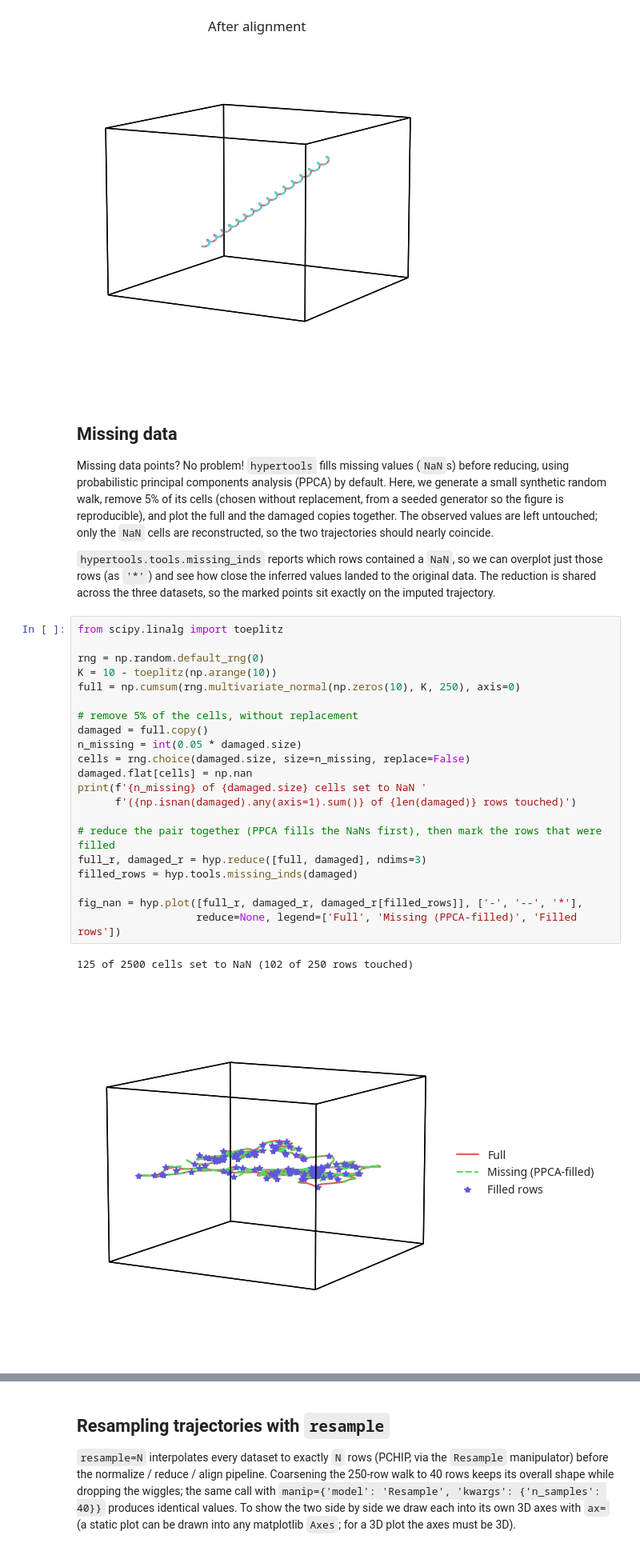
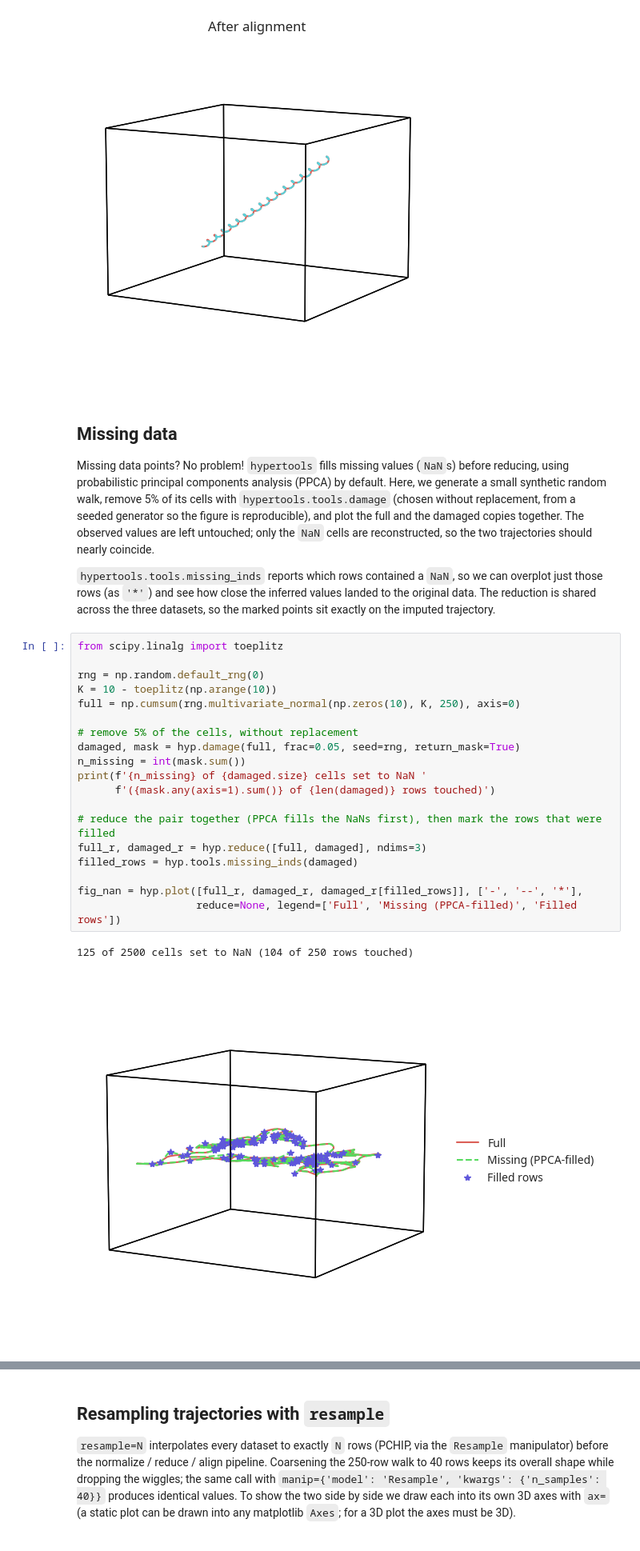
Before and after one commit to ContextLab/hypertools, a Jupyter notebook: docs/tutorials/plot.ipynb, the cells around one changed output, grey strips where cells are left out. Shown at 80% size. Cells and saved outputs as stored; diff of their text form.

```diff
--- a/docs/tutorials/plot.ipynb
+++ b/docs/tutorials/plot.ipynb
@@ -214,33 +214,31 @@ fig_aligned = hyp.plot(data_spiral, ['-', '--'],
 # %% [markdown]
 ## Missing data
 
-Missing data points? No problem! `hypertools` fills missing values (`NaN`s) before reducing, using probabilistic principal components analysis (PPCA) by default. Here, we generate a small synthetic random walk, remove 5% of its cells (chosen without replacement, from a seeded generator so the figure is reproducible), and plot the full and the damaged copies together. The observed values are left untouched; only the `NaN` cells are reconstructed, so the two trajectories should nearly coincide.
+Missing data points? No problem! `hypertools` fills missing values (`NaN`s) before reducing, using probabilistic principal components analysis (PPCA) by default. Here, we generate a small synthetic random walk, remove 5% of its cells with `hypertools.tools.damage` (chosen without replacement, from a seeded generator so the figure is reproducible), and plot the full and the damaged copies together. The observed values are left untouched; only the `NaN` cells are reconstructed, so the two trajectories should nearly coincide.
 
 `hypertools.tools.missing_inds` reports which rows contained a `NaN`, so we can overplot just those rows (as `'*'`) and see how close the inferred values landed to the original data. The reduction is shared across the three datasets, so the marked points sit exactly on the imputed trajectory.
 # %%
 from scipy.linalg import toeplitz
 
 rng = np.random.default_rng(0)
 K = 10 - toeplitz(np.arange(10))
 full = np.cumsum(rng.multivariate_normal(np.zeros(10), K, 250), axis=0)
 
 # remove 5% of the cells, without replacement
-damaged = full.copy()
-n_missing = int(0.05 * damaged.size)
-cells = rng.choice(damaged.size, size=n_missing, replace=False)
-damaged.flat[cells] = np.nan
+damaged, mask = hyp.damage(full, frac=0.05, seed=rng, return_mask=True)
+n_missing = int(mask.sum())
 print(f'{n_missing} of {damaged.size} cells set to NaN '
-      f'({np.isnan(damaged).any(axis=1).sum()} of {len(damaged)} rows touched)')
+      f'({mask.any(axis=1).sum()} of {len(damaged)} rows touched)')
 
 # reduce the pair together (PPCA fills the NaNs first), then mark the rows that were filled
 full_r, damaged_r = hyp.reduce([full, damaged], ndims=3)
 filled_rows = hyp.tools.missing_inds(damaged)
 
 fig_nan = hyp.plot([full_r, damaged_r, damaged_r[filled_rows]], ['-', '--', '*'],
                    reduce=None, legend=['Full', 'Missing (PPCA-filled)', 'Filled rows'])
 # %% [output]
-125 of 2500 cells set to NaN (102 of 250 rows touched)
+125 of 2500 cells set to NaN (104 of 250 rows touched)
-[figure, old version]
+[figure, new version]
 # %% [markdown]
 ### Choosing the imputer with `impute`
 
```
Also changed, not shown: parts of 5 cells of this notebook, 8 other files.
